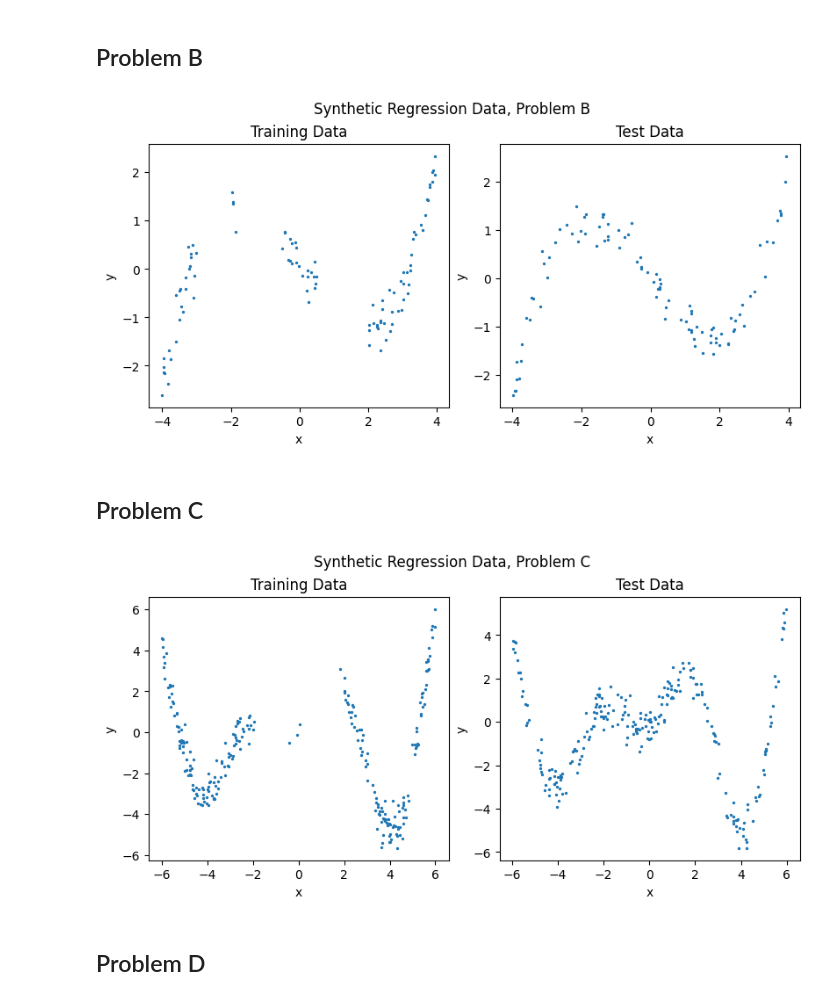
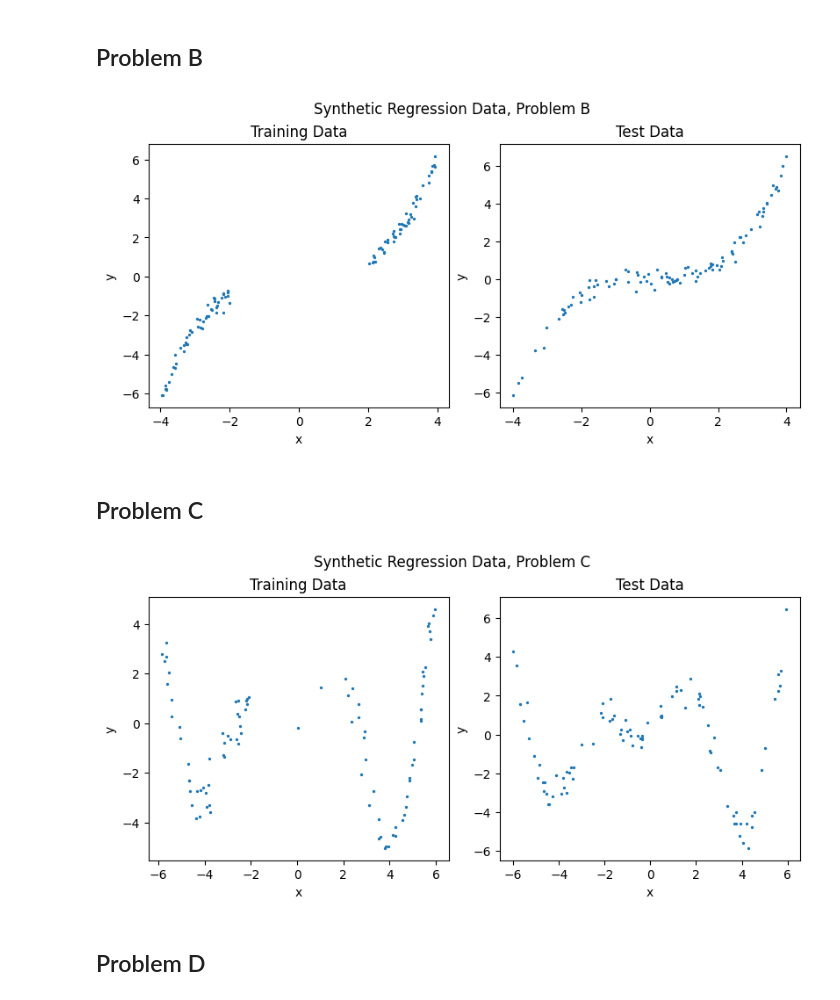
Before and after one commit to pranigopu/mastersProject, a Jupyter notebook: code/dependencies_for_data_generation.ipynb, the cells around one changed output. Saved outputs shown, nothing was run; the diff lists cells and outputs as text; code cells hidden in the pictures.

```diff
--- a/code/dependencies_for_data_generation.ipynb
+++ b/code/dependencies_for_data_generation.ipynb
@@ -195,30 +195,30 @@ if __name__ == '__main__':
 # %%
 class Problem_B:
     def __init__(self, num_data_points=100):
         self.num_data_points = num_data_points
-        self.f = lambda x: 0.1*x**3 - x
+        self.f = lambda x: 0.1*x**3
         self.ɛ = lambda n: 0.25*torch.randn(n) # Standard deviation = 0.25
-        self.x_train, self.y_train = generate_synthetic_data([[-4, -3], [-2, -1.8], [-0.5, 0.5], [2, 4]], num_data_points, self.f, self.ɛ)
+        self.x_train, self.y_train = generate_synthetic_data([[-4, -2], [2, 4]], num_data_points, self.f, self.ɛ)
         self.x_test, self.y_test = generate_synthetic_data([-4, 4], num_data_points, self.f, self.ɛ)
 
     def regenerate_data(self, num_data_points):
         self.num_data_points = num_data_points
-        self.x_train, self.y_train = generate_synthetic_data([[-4, -3], [-2, -1.8], [-0.5, 0.5], [2, 4]], num_data_points, self.f, self.ɛ)
+        self.x_train, self.y_train = generate_synthetic_data([[-4, -2], [2, 4]], num_data_points, self.f, self.ɛ)
         self.x_test, self.y_test = generate_synthetic_data([-4, 4], num_data_points, self.f, self.ɛ)
 
     def plot_data(self):
         plot_synthetic_regression_problem(self.x_train, self.y_train, self.x_test, self.y_test, 'B')
 
 if __name__ == '__main__':
     B = Problem_B()
     B.plot_data()
 # %% [output]
-[figure, old version]
+[figure, new version]
 # %% [markdown]
 ## Problem C
 # %%
 class Problem_C:
-    def __init__(self, num_data_points=[120, 120, 5]):
+    def __init__(self, num_data_points=[49, 49, 2]):
         self.num_data_points = num_data_points
         self.f = lambda x: (1 + x)*np.sin(1.2*x)
         self.ɛ = lambda n: 0.5*torch.randn(n) # Standard deviation = 0.5
@@ -237,7 +237,7 @@ if __name__ == '__main__':
     C = Problem_C()
     C.plot_data()
 # %% [output]
-[figure, old version]
+[figure, new version]
 # %% [markdown]
 ## Problem D
 # %%
```
Also changed, not shown: parts of 1 cell of this notebook, 26 other files.
